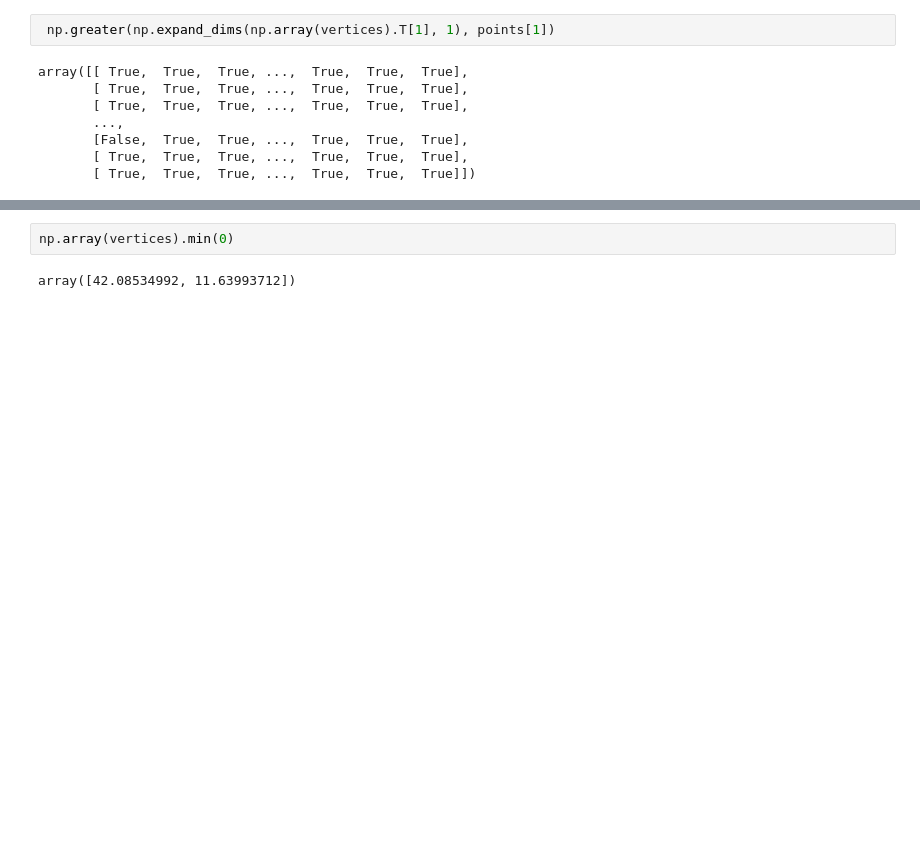
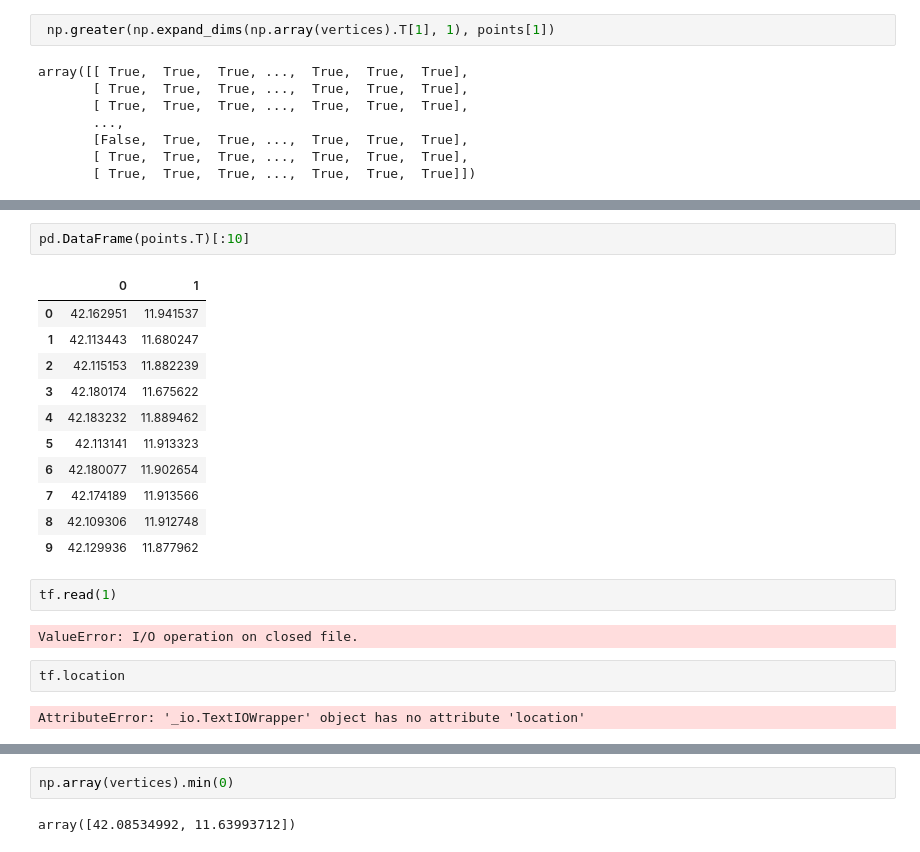
Before and after one commit to the-rccg/FIDS, a Jupyter notebook: algorithm_evaluations/point_in_polygon_implementations.ipynb, the cells around one changed output, grey strips where cells are left out. Cells and saved outputs as stored; diff of their text form; blank space fills up the shorter version.

```diff
--- a/algorithm_evaluations/point_in_polygon_implementations.ipynb
+++ b/algorithm_evaluations/point_in_polygon_implementations.ipynb
@@ -813,0 +1412,22 @@ array([[ True,  True,  True, ...,  True,  True,  True],
+# %%
+pd.DataFrame(points.T)[:10]
+# %% [output]
+|  | 0 | 1 |
+| 0 | 42.162951 | 11.941537 |
+| 1 | 42.113443 | 11.680247 |
+| 2 | 42.115153 | 11.882239 |
+| 3 | 42.180174 | 11.675622 |
+| 4 | 42.183232 | 11.889462 |
+| 5 | 42.113141 | 11.913323 |
+| 6 | 42.180077 | 11.902654 |
+| 7 | 42.174189 | 11.913566 |
+| 8 | 42.109306 | 11.912748 |
+| 9 | 42.129936 | 11.877962 |
+# %%
+tf.read(1)
+# %% [output]
+ValueError: I/O operation on closed file.
+# %%
+tf.location
+# %% [output]
+AttributeError: '_io.TextIOWrapper' object has no attribute 'location'
```
Also changed, not shown: parts of 114 cells of this notebook, 9 other files.
